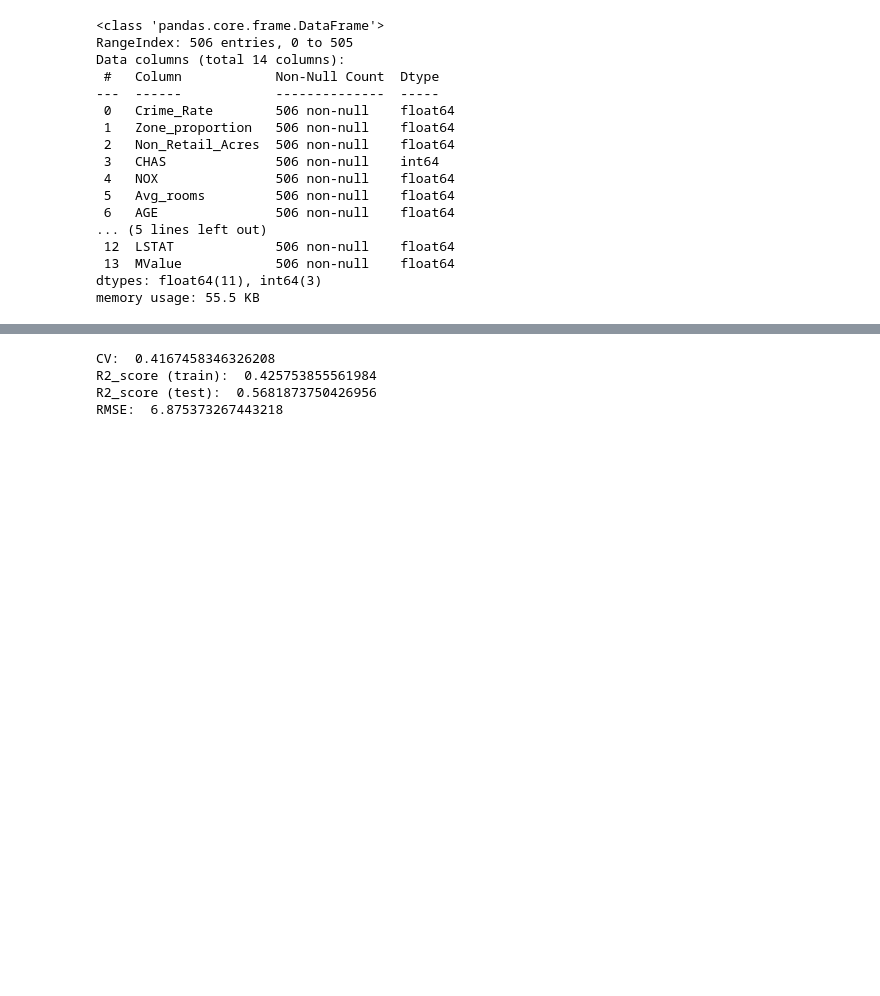
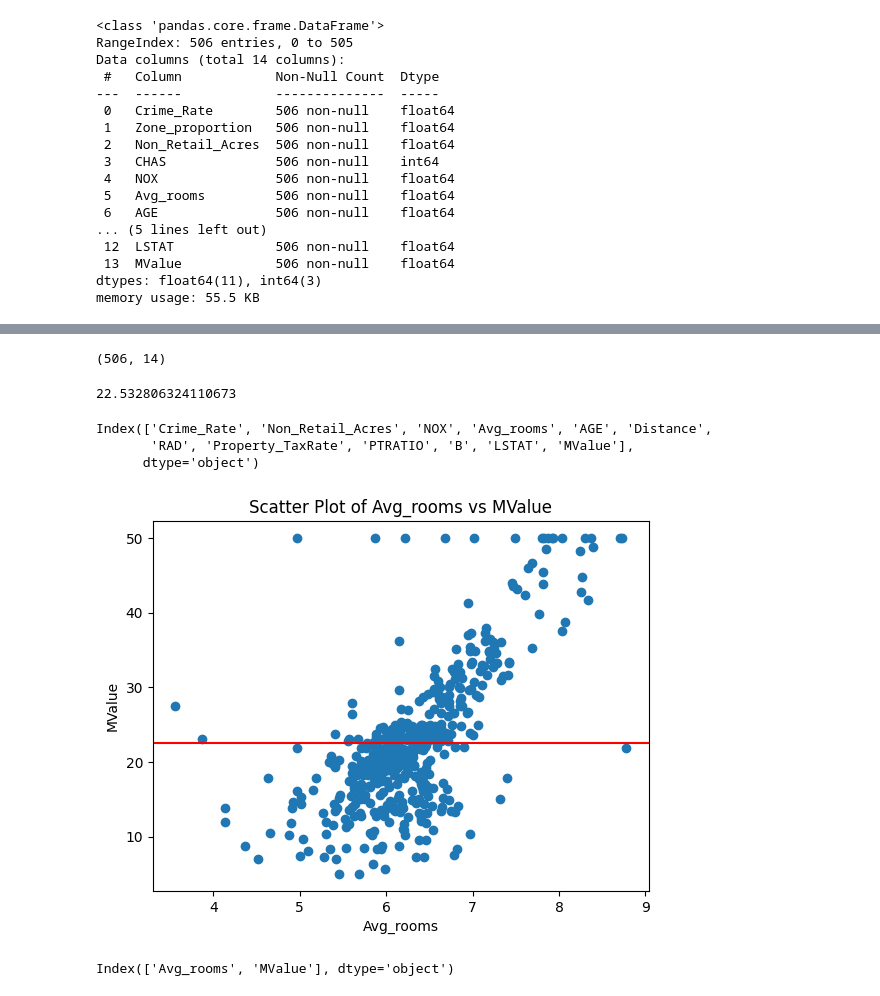
Before and after one commit to issacridhin/LabWorks, a Jupyter notebook: 2348546_Prog1.ipynb, the cells around one changed output, grey strips where cells are left out. Saved outputs shown, nothing was run; the diff lists cells and outputs as text; code cells hidden in the pictures; blank space fills up the shorter version.

```diff
--- a/2348546_Prog1.ipynb
+++ b/2348546_Prog1.ipynb
@@ -96,20 +39,29 @@ regressor= LinearRegression()
-# %%
-from sklearn.metrics import r2_score
-cv_linear = cross_val_score(estimator = regressor_linear, X = X_train, y = y_train, cv = 10)
-y_pred_linear_train = regressor_linear.predict(X_train)
-r2_score_linear_train = r2_score(y_train, y_pred_linear_train)
-from sklearn import metrics
-
-y_pred_linear_test = regressor_linear.predict(X_test)
-r2_score_linear_test = r2_score(y_test, y_pred_linear_test)
-
-rmse_linear = (np.sqrt(mean_squared_error(y_test, y_pred_linear_test)))
-print("CV: ", cv_linear.mean())
-print('R2_score (train): ', r2_score_linear_train)
-print('R2_score (test): ', r2_score_linear_test)
-print("RMSE: ", rmse_linear)
-# %% [output]
-CV:  0.4167458346326208
-R2_score (train):  0.425753855561984
-R2_score (test):  0.5681873750426956
-RMSE:  6.875373267443218
+# %%
+df.shape
+# %% [output]
+(506, 14)
+# %%
+df=df.drop(['CHAS','Zone_proportion'],axis=1)
+# %%
+mean_val=df['MValue'].mean()
+mean_val
+# %% [output]
+22.532806324110673
+# %%
+# Print the list of column names
+print(df.columns)
+# %% [output]
+Index(['Crime_Rate', 'Non_Retail_Acres', 'NOX', 'Avg_rooms', 'AGE', 'Distance',
+       'RAD', 'Property_TaxRate', 'PTRATIO', 'B', 'LSTAT', 'MValue'],
+      dtype='object')
+# %%
+plt.scatter(df['Avg_rooms'], df['MValue'])
+plt.axhline(y=mean_val,color='red')
+#annotate x and y labels
+plt.annotate("Avg. MValue", xy=(1,mean_val+2.5))
+plt.title('Scatter Plot of Avg_rooms vs MValue')
+plt.xlabel('Avg_rooms')
+plt.ylabel('MValue')
+plt.show()
+# %% [output]
+[figure, added]
@@ -115,0 +75,4 @@ RMSE:  6.875373267443218
+# %%
+print(df1.columns)
+# %% [output]
+Index(['Avg_rooms', 'MValue'], dtype='object')
```
Also changed, not shown: parts of 40 cells of this notebook.
